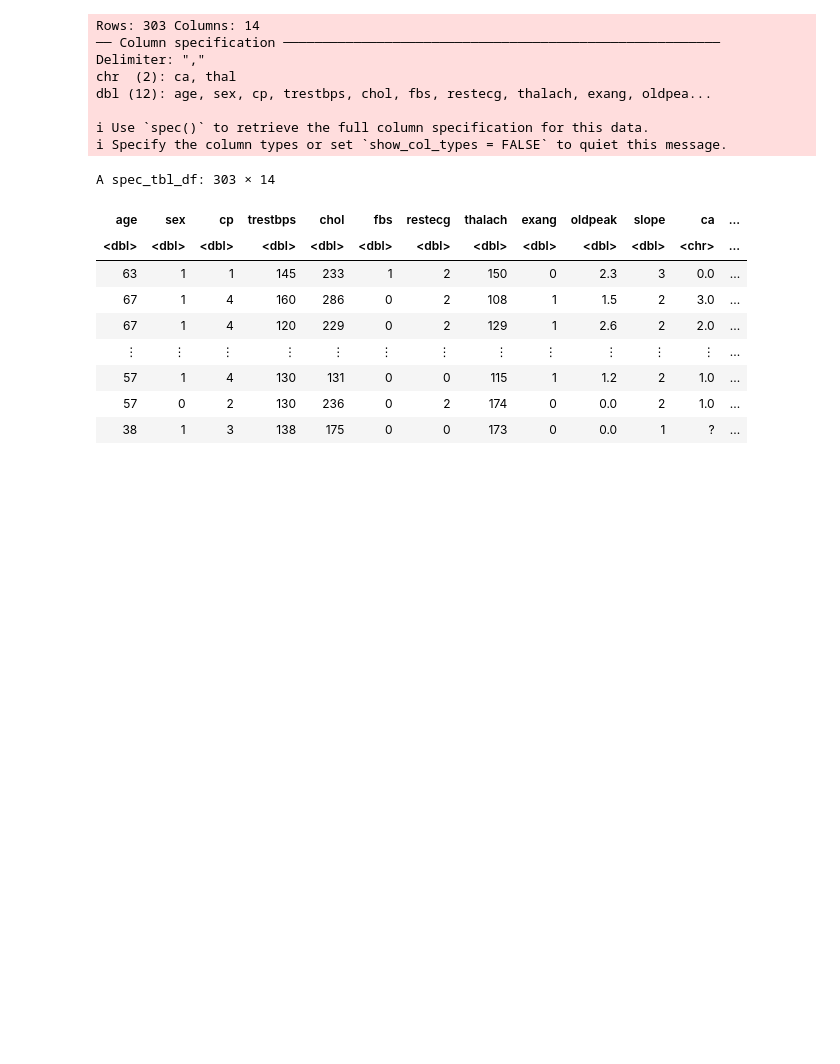
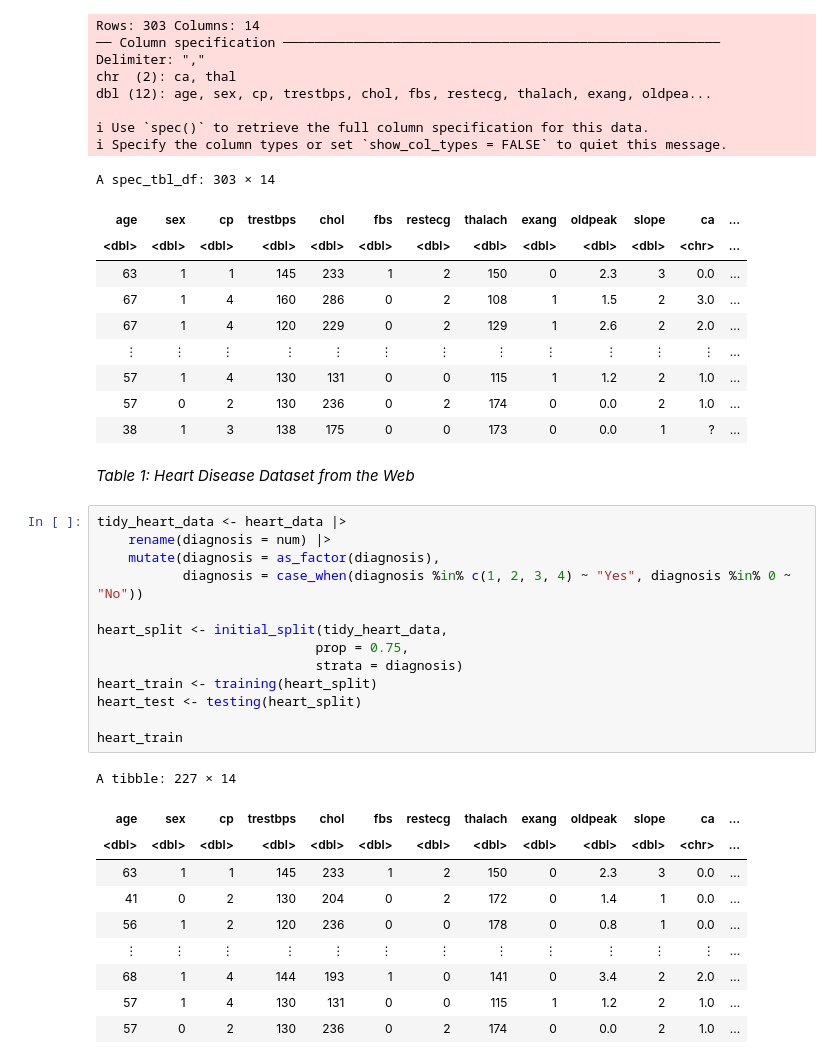
Before and after one commit to a-wang27/DSCI-100, a Jupyter notebook: project_proposal_2.ipynb, the cells around one changed output. Saved outputs shown, nothing was run; the diff lists cells and outputs as text; blank space fills up the shorter version.

```diff
--- a/project_proposal_2.ipynb
+++ b/project_proposal_2.ipynb
@@ -56,3 +56,29 @@ A spec_tbl_df: 303 × 14
 | 57 | 1 | 4 | 130 | 131 | 0 | 0 | 115 | 1 | 1.2 | 2 | 1.0 | ... |
 | 57 | 0 | 2 | 130 | 236 | 0 | 2 | 174 | 0 | 0.0 | 2 | 1.0 | ... |
 | 38 | 1 | 3 | 138 | 175 | 0 | 0 | 173 | 0 | 0.0 | 1 | ? | ... |
+# %% [markdown]
+*Table 1: Heart Disease Dataset from the Web*
+# %%
+tidy_heart_data <- heart_data |>
+    rename(diagnosis = num) |>
+    mutate(diagnosis = as_factor(diagnosis),
+           diagnosis = case_when(diagnosis %in% c(1, 2, 3, 4) ~ "Yes", diagnosis %in% 0 ~ "No"))
+
+heart_split <- initial_split(tidy_heart_data,
+                            prop = 0.75,
+                            strata = diagnosis)
+heart_train <- training(heart_split)
+heart_test <- testing(heart_split)
+
+heart_train
+# %% [output]
+A tibble: 227 × 14
+| age | sex | cp | trestbps | chol | fbs | restecg | thalach | exang | oldpeak | slope | ca | ... |
+| <dbl> | <dbl> | <dbl> | <dbl> | <dbl> | <dbl> | <dbl> | <dbl> | <dbl> | <dbl> | <dbl> | <chr> | ... |
+| 63 | 1 | 1 | 145 | 233 | 1 | 2 | 150 | 0 | 2.3 | 3 | 0.0 | ... |
+| 41 | 0 | 2 | 130 | 204 | 0 | 2 | 172 | 0 | 1.4 | 1 | 0.0 | ... |
+| 56 | 1 | 2 | 120 | 236 | 0 | 0 | 178 | 0 | 0.8 | 1 | 0.0 | ... |
+| ⋮ | ⋮ | ⋮ | ⋮ | ⋮ | ⋮ | ⋮ | ⋮ | ⋮ | ⋮ | ⋮ | ⋮ | ... |
+| 68 | 1 | 4 | 144 | 193 | 1 | 0 | 141 | 0 | 3.4 | 2 | 2.0 | ... |
+| 57 | 1 | 4 | 130 | 131 | 0 | 0 | 115 | 1 | 1.2 | 2 | 1.0 | ... |
+| 57 | 0 | 2 | 130 | 236 | 0 | 2 | 174 | 0 | 0.0 | 2 | 1.0 | ... |
```
Also changed, not shown: parts of 11 cells of this notebook.
